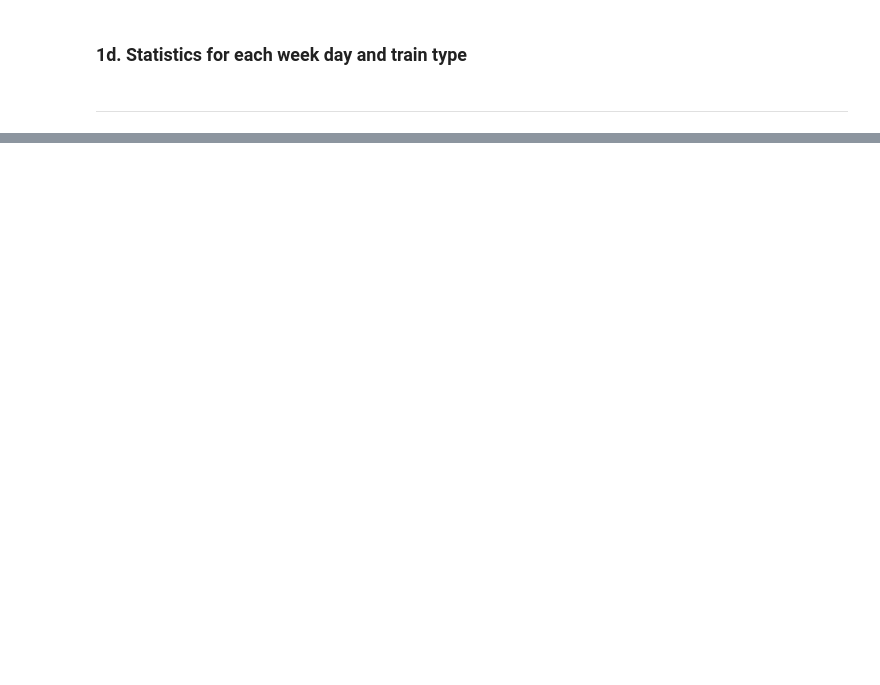
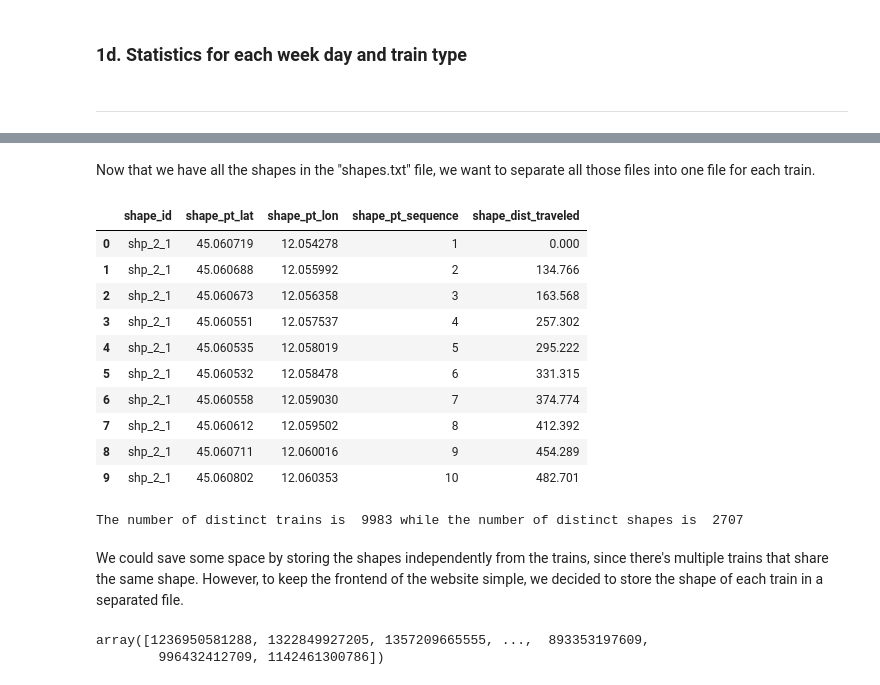
Before and after one commit to giacomoorsi/OpenRitardi, a Jupyter notebook: data/data_generation.ipynb, the cells around one changed output, grey strips where cells are left out. Saved outputs shown, nothing was run; the diff lists cells and outputs as text; code cells hidden in the pictures; blank space fills up the shorter version.

```diff
--- a/data/data_generation.ipynb
+++ b/data/data_generation.ipynb
@@ -203,0 +817,21 @@ for day in data_stop_stat_pandas["day_of_week"].unique():
+# %% [markdown]
+Now that we have all the shapes in the "shapes.txt" file, we want to separate all those files into one file for each train.
+# %%
+import pandas as pd
+
+shapes_gtfs = pd.read_csv("gtfs-out/shapes.txt")
+trips_gtfs = pd.read_csv("gtfs-out/trips.txt")
+
+shapes_gtfs.head(10)
+# %% [output]
+|  | shape_id | shape_pt_lat | shape_pt_lon | shape_pt_sequence | shape_dist_traveled |
+| 0 | shp_2_1 | 45.060719 | 12.054278 | 1 | 0.000 |
+| 1 | shp_2_1 | 45.060688 | 12.055992 | 2 | 134.766 |
+| 2 | shp_2_1 | 45.060673 | 12.056358 | 3 | 163.568 |
+| 3 | shp_2_1 | 45.060551 | 12.057537 | 4 | 257.302 |
+| 4 | shp_2_1 | 45.060535 | 12.058019 | 5 | 295.222 |
+| 5 | shp_2_1 | 45.060532 | 12.058478 | 6 | 331.315 |
+| 6 | shp_2_1 | 45.060558 | 12.059030 | 7 | 374.774 |
+| 7 | shp_2_1 | 45.060612 | 12.059502 | 8 | 412.392 |
+| 8 | shp_2_1 | 45.060711 | 12.060016 | 9 | 454.289 |
+| 9 | shp_2_1 | 45.060802 | 12.060353 | 10 | 482.701 |
@@ -203,0 +842,12 @@ for day in data_stop_stat_pandas["day_of_week"].unique():
+# %%
+# drop shape_id
+print("The number of distinct trains is ", shapes_gtfs_merged["trip_id"].nunique(), "while the number of distinct shapes is ", shapes_gtfs_merged["shape_id"].nunique())
+# %% [output]
+The number of distinct trains is  9983 while the number of distinct shapes is  2707
+# %% [markdown]
+We could save some space by storing the shapes independently from the trains, since there's multiple trains that share the same shape. However, to keep the frontend of the website simple, we decided to store the shape of each train in a separated file.
+# %%
+pd.unique(shapes_gtfs_merged["trip_id"])
+# %% [output]
+array([1236950581288, 1322849927205, 1357209665555, ...,  893353197609,
+        996432412709, 1142461300786])
```
Also changed, not shown: parts of 60 cells of this notebook.
